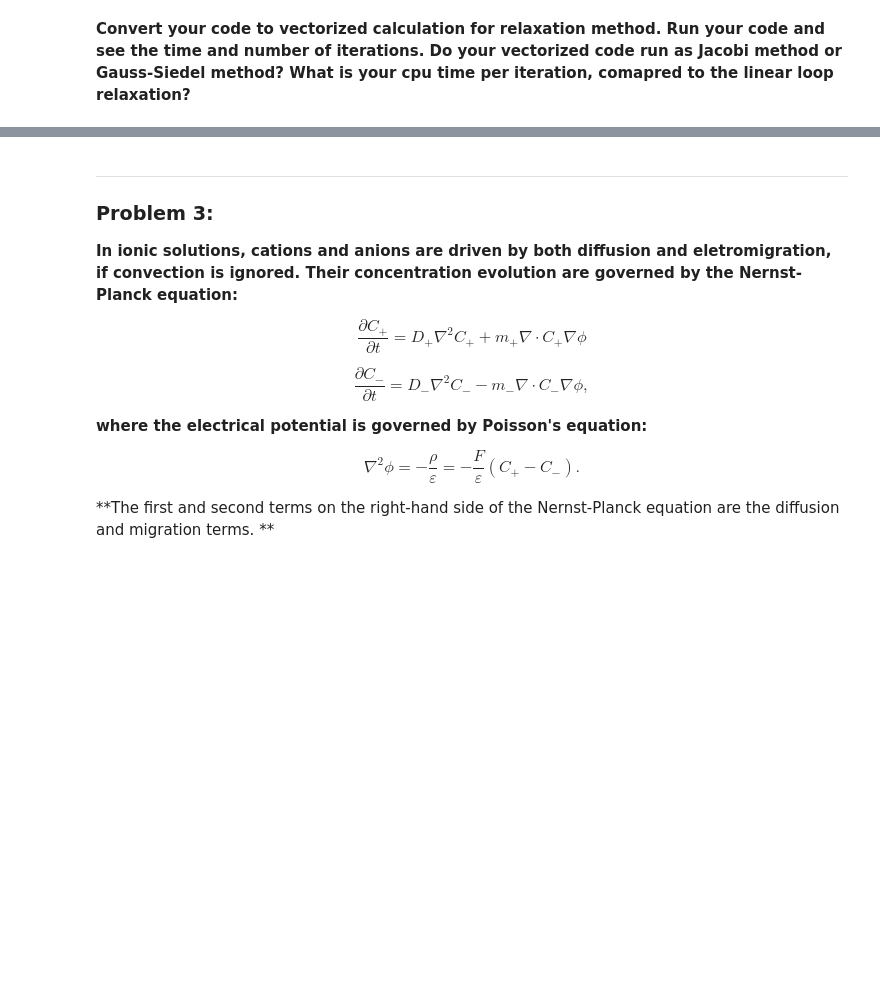
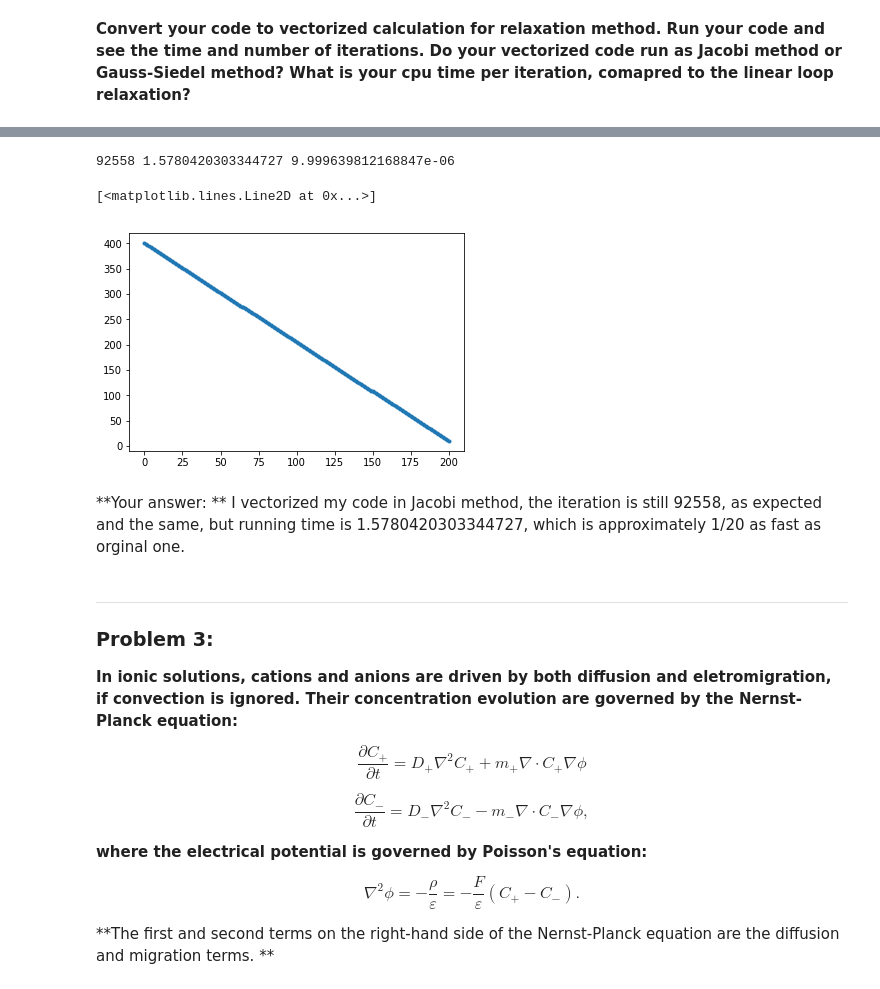
Before and after one commit to boyaozhu/Computational-Modeling-, a Jupyter notebook: CMSE802/Homework 02.ipynb, the cells around one changed output, grey strips where cells are left out. Cells and saved outputs as stored; diff of their text form; code cells hidden in the pictures; blank space fills up the shorter version.

```diff
--- a/CMSE802/Homework 02.ipynb
+++ b/CMSE802/Homework 02.ipynb
@@ -200,3 +208,62 @@ plt.plot(T,'.-')
+# %%
+# ###############################
+# vectorized relaxation code
+# ###############################
+
+import numpy as np
+import math
+
+import matplotlib.pyplot as plt
+%matplotlib inline
+
+import time as tm
+
+gpt = 201
+
+T = np.zeros(gpt)*0
+T_old = np.zeros(gpt)
+
+
+# boundary condition
+T[0] = 400
+T[gpt-1] = 10
+
+resd = np.zeros(gpt-1)
+
+nrm = []
+
+tbg = tm.time()
+
+iter = 1
+cnt = 1
+# while iter < 2:
+#T_old[0:gpt] = T[0:gpt]
+for iter in range(100000):
+    T_old[0:gpt] = T[0:gpt]
+
+    T[1:gpt-1] = (0 - (T_old[0:gpt-2]+T_old[2:gpt]))/(-2)
+
+    resd[1:gpt-1] = T[0:gpt-2]-2*T[1:gpt-1]+T[2:gpt]
+
+
+    nrm.append(np.linalg.norm(resd[1:gpt-1],2))
+
+
+    if nrm[-1] < 1.0e-5:
+        break
+
+ted = tm.time()
+
+# print(ted-tbg,err,iter)
+print(iter,ted-tbg,nrm[-1])
+
+plt.plot(T,'.-')
+# %% [output]
+92558 1.5780420303344727 9.999639812168847e-06
+[<matplotlib.lines.Line2D at 0x...>]
+[figure, added]
+# %% [markdown]
+**Your answer: ** I vectorized my code in Jacobi method, the iteration is still 92558, as expected and the same, but running time is 1.5780420303344727, which is approximately 1/20 as fast as orginal one.
 # %% [markdown]
 ---
 ### Problem 3:
```
Also changed, not shown: parts of 20 cells of this notebook, 4 other files.
